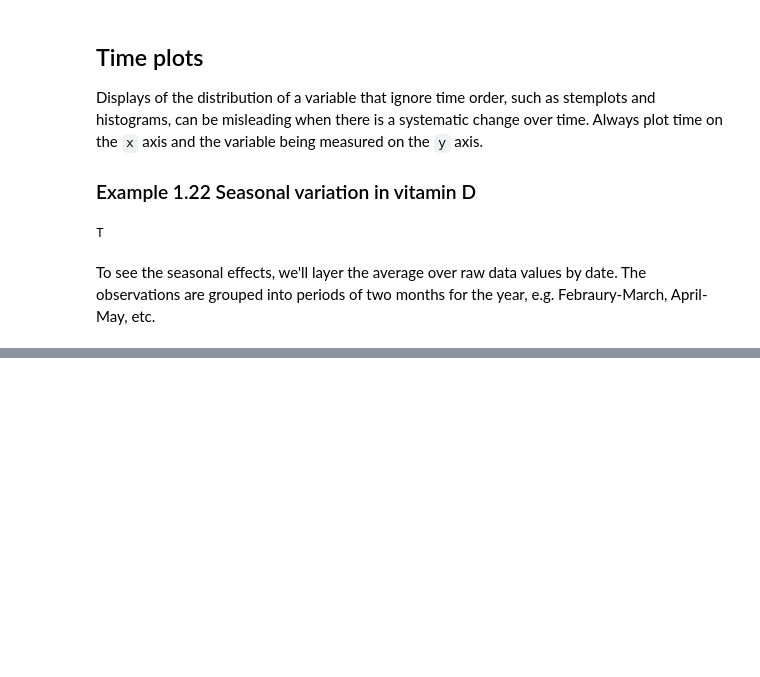
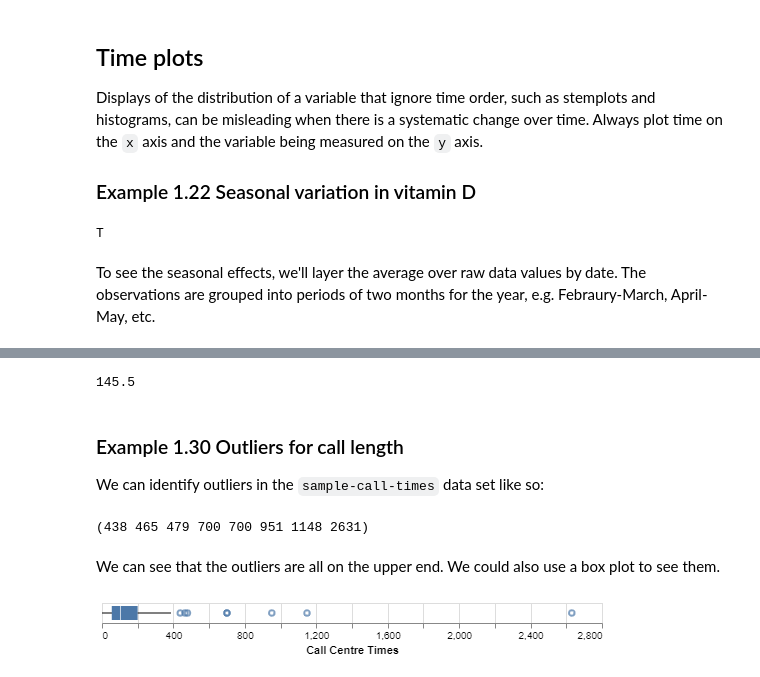
Before and after one commit to Lisp-Stat/IPS9, a Jupyter notebook: notebooks/Part I/Chapter 1 Looking at Data.ipynb, the cells around one changed output, grey strips where cells are left out. Saved outputs shown, nothing was run; the diff lists cells and outputs as text; code cells hidden in the pictures; blank space fills up the shorter version.

```diff
--- a/notebooks/Part I/1.1 - Displaying Distributions with Graphs.ipynb
+++ b/notebooks/Part I/Chapter 1 Looking at Data.ipynb
@@ -475,0 +573,34 @@ To see the seasonal effects, we'll layer the average over raw data values by dat
+# %%
+(interquartile-range sample-call-times)
+# %% [output]
+145.5
+# %% [markdown]
+### Example 1.30 Outliers for call length
+We can identify outliers in the `sample-call-times` data set like so:
+# %%
+(let-plus:let+ ((threshold (* 1.5 (interquartile-range sample-call-times)))
+                (#(q1 q3) (quantiles sample-call-times '(0.25 0.75)))
+                (lower-threshold (- q1 threshold))
+                (upper-threshold (+ q3 threshold)))
+  (loop
+    for x across sample-call-times
+    when (or (< x lower-threshold)
+             (> x upper-threshold))
+      collect x into outliers
+    finally (return (sort outliers #'<))))
+# %% [output]
+(438 465 479 700 700 951 1148 2631)
+# %% [markdown]
+We can see that the outliers are all on the upper end.  We could also use a box plot to see them.
+# %%
+(ips:plot
+ (vega:defplot calls-box-plot
+   `(:data (:x ,sample-call-times)
+     :width 500
+     :mark (:type :boxplot)
+     :encoding (:x (:field x
+                    :type :quantitative
+                    :scale (:zero :false)
+                    :title "Call Centre Times")))))
+# %% [output]
+[figure, added]
```
Also changed, not shown: parts of 51 cells of this notebook, 2 other files.
